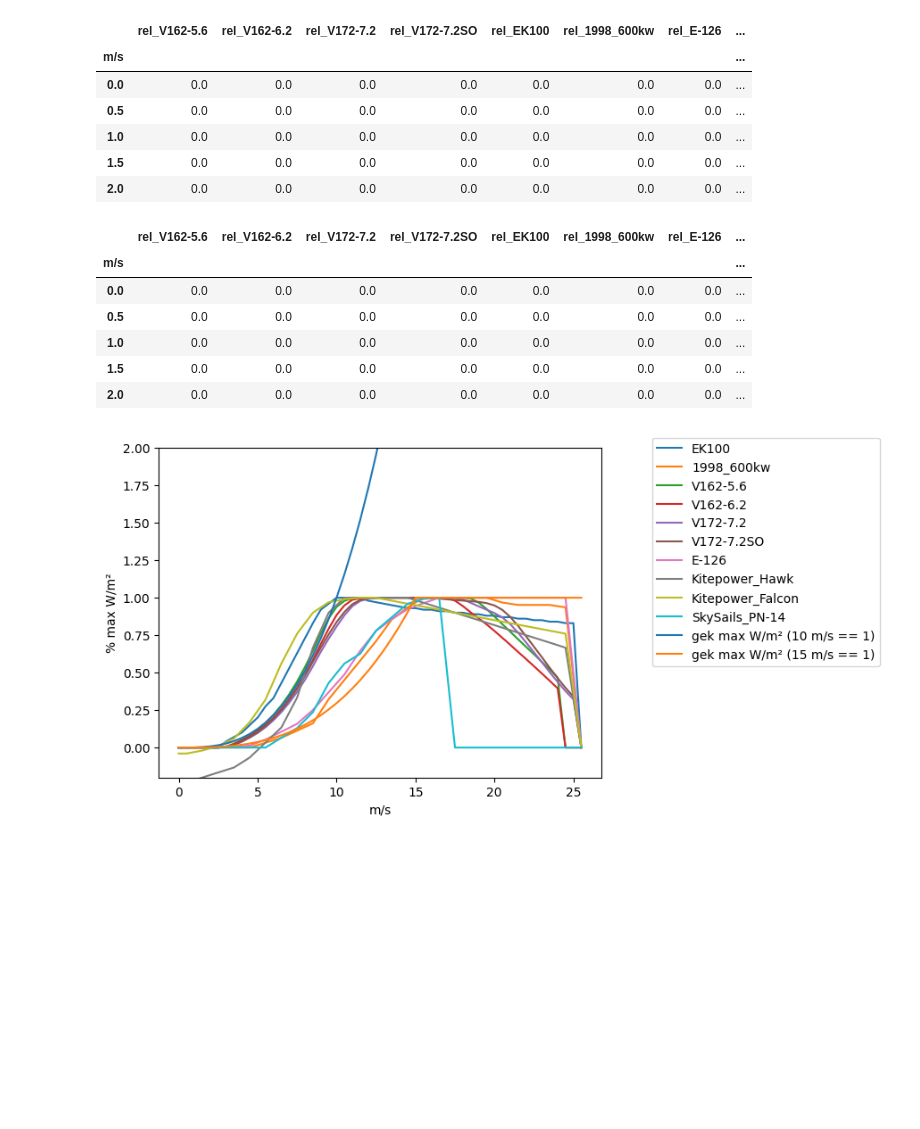
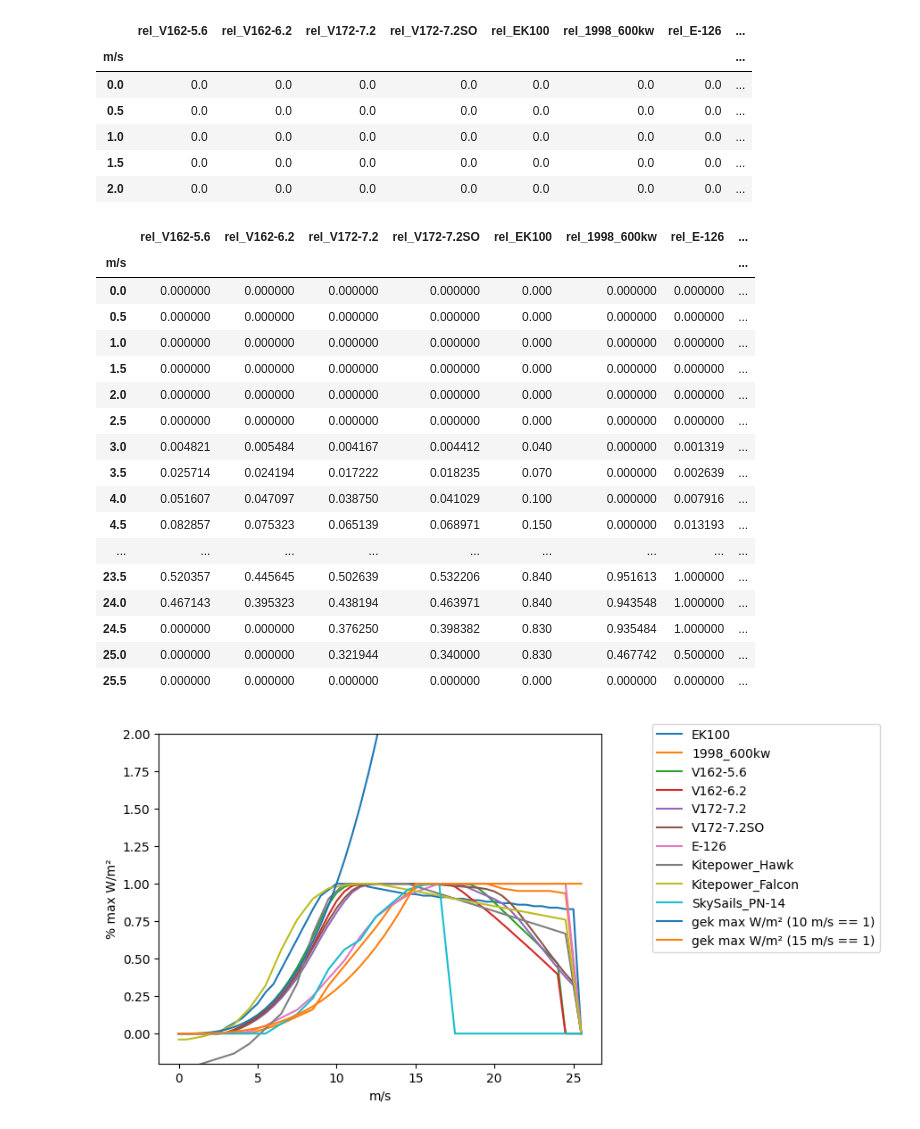
Before and after one commit to strubbi77/breisgauwind, a Jupyter notebook: Untitled.ipynb, the cells around one changed output. Saved outputs shown, nothing was run; the diff lists cells and outputs as text; code cells hidden in the pictures; blank space fills up the shorter version.

```diff
--- a/Untitled.ipynb
+++ b/Untitled.ipynb
@@ -209,17 +209,28 @@ Windkraft_je_ms_rel.head()
 # %%
 rel_max=Windkraft_je_ms[Windkraft_je_ms.index==10]['max W/m²'].values[0]
 Windkraft_je_ms_rel['gek max W/m² 10']=Windkraft_je_ms['max W/m²']/rel_max
 rel_max=Windkraft_je_ms[Windkraft_je_ms.index==15]['max W/m²'].values[0]
 Windkraft_je_ms_rel['gek max W/m² 15']=Windkraft_je_ms['max W/m²']/rel_max
-Windkraft_je_ms_rel.head()
+Windkraft_je_ms_rel
 # %% [output]
 |  | rel_V162-5.6 | rel_V162-6.2 | rel_V172-7.2 | rel_V172-7.2SO | rel_EK100 | rel_1998_600kw | rel_E-126 | ... |
 | m/s |  |  |  |  |  |  |  | ... |
-| 0.0 | 0.0 | 0.0 | 0.0 | 0.0 | 0.0 | 0.0 | 0.0 | ... |
-| 0.5 | 0.0 | 0.0 | 0.0 | 0.0 | 0.0 | 0.0 | 0.0 | ... |
-| 1.0 | 0.0 | 0.0 | 0.0 | 0.0 | 0.0 | 0.0 | 0.0 | ... |
-| 1.5 | 0.0 | 0.0 | 0.0 | 0.0 | 0.0 | 0.0 | 0.0 | ... |
-| 2.0 | 0.0 | 0.0 | 0.0 | 0.0 | 0.0 | 0.0 | 0.0 | ... |
+| 0.0 | 0.000000 | 0.000000 | 0.000000 | 0.000000 | 0.000 | 0.000000 | 0.000000 | ... |
+| 0.5 | 0.000000 | 0.000000 | 0.000000 | 0.000000 | 0.000 | 0.000000 | 0.000000 | ... |
+| 1.0 | 0.000000 | 0.000000 | 0.000000 | 0.000000 | 0.000 | 0.000000 | 0.000000 | ... |
+| 1.5 | 0.000000 | 0.000000 | 0.000000 | 0.000000 | 0.000 | 0.000000 | 0.000000 | ... |
+| 2.0 | 0.000000 | 0.000000 | 0.000000 | 0.000000 | 0.000 | 0.000000 | 0.000000 | ... |
+| 2.5 | 0.000000 | 0.000000 | 0.000000 | 0.000000 | 0.000 | 0.000000 | 0.000000 | ... |
+| 3.0 | 0.004821 | 0.005484 | 0.004167 | 0.004412 | 0.040 | 0.000000 | 0.001319 | ... |
+| 3.5 | 0.025714 | 0.024194 | 0.017222 | 0.018235 | 0.070 | 0.000000 | 0.002639 | ... |
+| 4.0 | 0.051607 | 0.047097 | 0.038750 | 0.041029 | 0.100 | 0.000000 | 0.007916 | ... |
+| 4.5 | 0.082857 | 0.075323 | 0.065139 | 0.068971 | 0.150 | 0.000000 | 0.013193 | ... |
+| ... | ... | ... | ... | ... | ... | ... | ... | ... |
+| 23.5 | 0.520357 | 0.445645 | 0.502639 | 0.532206 | 0.840 | 0.951613 | 1.000000 | ... |
+| 24.0 | 0.467143 | 0.395323 | 0.438194 | 0.463971 | 0.840 | 0.943548 | 1.000000 | ... |
+| 24.5 | 0.000000 | 0.000000 | 0.376250 | 0.398382 | 0.830 | 0.935484 | 1.000000 | ... |
+| 25.0 | 0.000000 | 0.000000 | 0.321944 | 0.340000 | 0.830 | 0.467742 | 0.500000 | ... |
+| 25.5 | 0.000000 | 0.000000 | 0.000000 | 0.000000 | 0.000 | 0.000000 | 0.000000 | ... |
 # %%
 fig = plt.figure()
 plt.plot(Windkraft_je_ms_rel.index,Windkraft_je_ms_rel['rel_EK100'], label='EK100')
```
Also changed, not shown: parts of 12 cells of this notebook, 32 other files.
